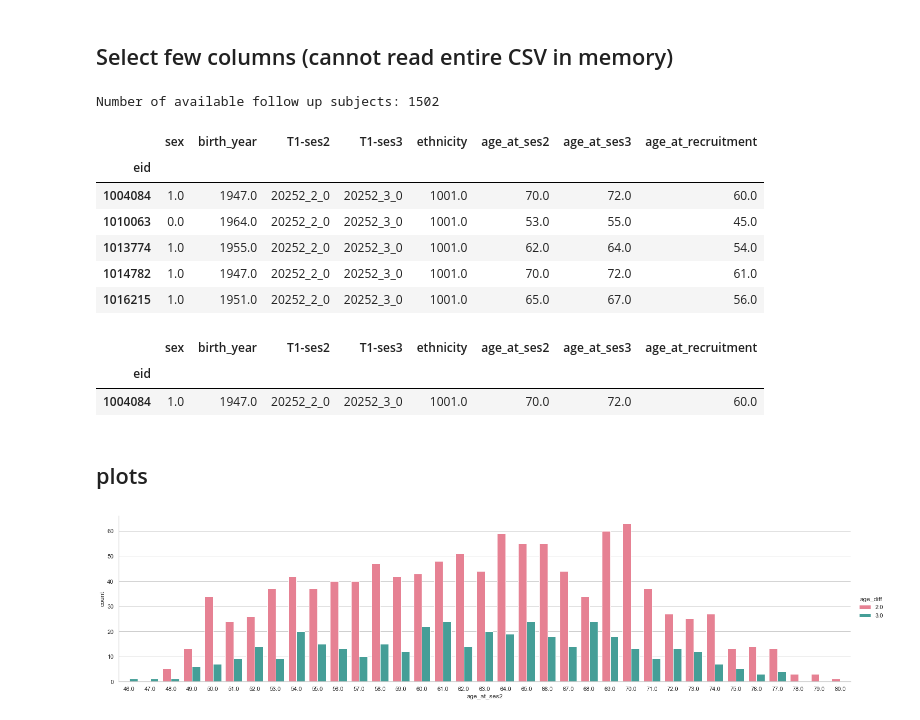
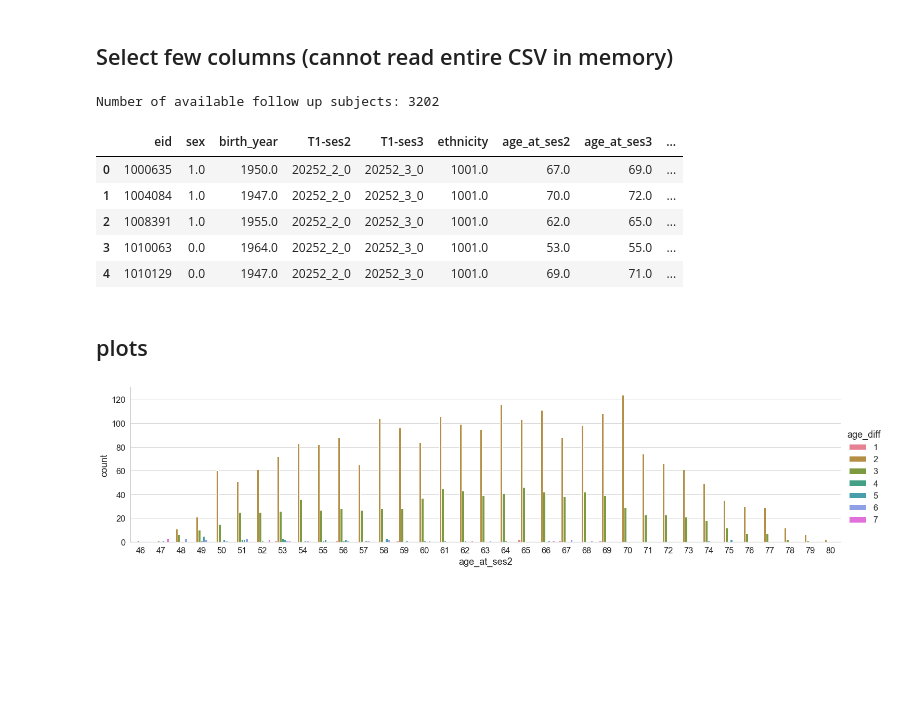
Before and after one commit to nikhil153/brain-diff, a Jupyter notebook: 1_ukb_follow_up.ipynb, the cells around one changed output. Drawn from its saved outputs; the diff is of its cells as text; code cells hidden in the pictures; blank space fills up the shorter version.

```diff
--- a/1_ukb_follow_up.ipynb
+++ b/1_ukb_follow_up.ipynb
@@ -11,11 +11,11 @@ tab_csv = f"{data_dir}tabular/ukb46307.csv"
 
 tab_follow_up_csv = f"{data_dir}tabular/tab_follow_up.csv"
 
-follow_up_subjects = f"{data_dir}ukbb_follow_up_subjects.txt"
+follow_up_subjects = "./ukbb_brain-age_ses-3_subjects.txt"
 # %% [markdown]
 ## Select few columns (cannot read entire CSV in memory)
 # %%
-read_neurohub_manifest = True
+read_neurohub_manifest = False
 save_ukbb_followup_subset = False
 
 if read_neurohub_manifest:
@@ -55,29 +55,24 @@ print(f'Number of available follow up subjects: {len(ukbb_tab_followup_df)}')
 
 ukbb_tab_followup_df.head()
 # %% [output]
-Number of available follow up subjects: 1502
+Number of available follow up subjects: 3202
-|  | sex | birth_year | T1-ses2 | T1-ses3 | ethnicity | age_at_ses2 | age_at_ses3 | age_at_recruitment |
-| eid |  |  |  |  |  |  |  |  |
-| 1004084 | 1.0 | 1947.0 | 20252_2_0 | 20252_3_0 | 1001.0 | 70.0 | 72.0 | 60.0 |
-| 1010063 | 0.0 | 1964.0 | 20252_2_0 | 20252_3_0 | 1001.0 | 53.0 | 55.0 | 45.0 |
-| 1013774 | 1.0 | 1955.0 | 20252_2_0 | 20252_3_0 | 1001.0 | 62.0 | 64.0 | 54.0 |
-| 1014782 | 1.0 | 1947.0 | 20252_2_0 | 20252_3_0 | 1001.0 | 70.0 | 72.0 | 61.0 |
-| 1016215 | 1.0 | 1951.0 | 20252_2_0 | 20252_3_0 | 1001.0 | 65.0 | 67.0 | 56.0 |
+|  | eid | sex | birth_year | T1-ses2 | T1-ses3 | ethnicity | age_at_ses2 | age_at_ses3 | ... |
+| 0 | 1000635 | 1.0 | 1950.0 | 20252_2_0 | 20252_3_0 | 1001.0 | 67.0 | 69.0 | ... |
+| 1 | 1004084 | 1.0 | 1947.0 | 20252_2_0 | 20252_3_0 | 1001.0 | 70.0 | 72.0 | ... |
+| 2 | 1008391 | 1.0 | 1955.0 | 20252_2_0 | 20252_3_0 | 1001.0 | 62.0 | 65.0 | ... |
+| 3 | 1010063 | 0.0 | 1964.0 | 20252_2_0 | 20252_3_0 | 1001.0 | 53.0 | 55.0 | ... |
+| 4 | 1010129 | 0.0 | 1947.0 | 20252_2_0 | 20252_3_0 | 1001.0 | 69.0 | 71.0 | ... |
-# %%
-ukbb_tab_df[ukbb_tab_df.index==1004084]
-# %% [output]
-|  | sex | birth_year | T1-ses2 | T1-ses3 | ethnicity | age_at_ses2 | age_at_ses3 | age_at_recruitment |
-| eid |  |  |  |  |  |  |  |  |
-| 1004084 | 1.0 | 1947.0 | 20252_2_0 | 20252_3_0 | 1001.0 | 70.0 | 72.0 | 60.0 |
 # %% [markdown]
 ## plots
 # %%
 plot_df = ukbb_tab_followup_df.copy()
+plot_df["age_at_ses2"] = plot_df["age_at_ses2"].astype(int)
+plot_df["age_at_ses3"] = plot_df["age_at_ses3"].astype(int)
 plot_df["age_diff"] = plot_df["age_at_ses3"] - plot_df["age_at_ses2"]
 palette = 'husl'
-sns.set(font_scale=1)
+sns.set(font_scale=1.5)
 with sns.axes_style("whitegrid"):
     g = sns.catplot(x="age_at_ses2", hue="age_diff", kind='count',
     aspect=4, height=5, palette = palette, data=plot_df)
 # %% [output]
-[figure, old version]
+[figure, new version]
```
Also changed, not shown: 4 other files.
